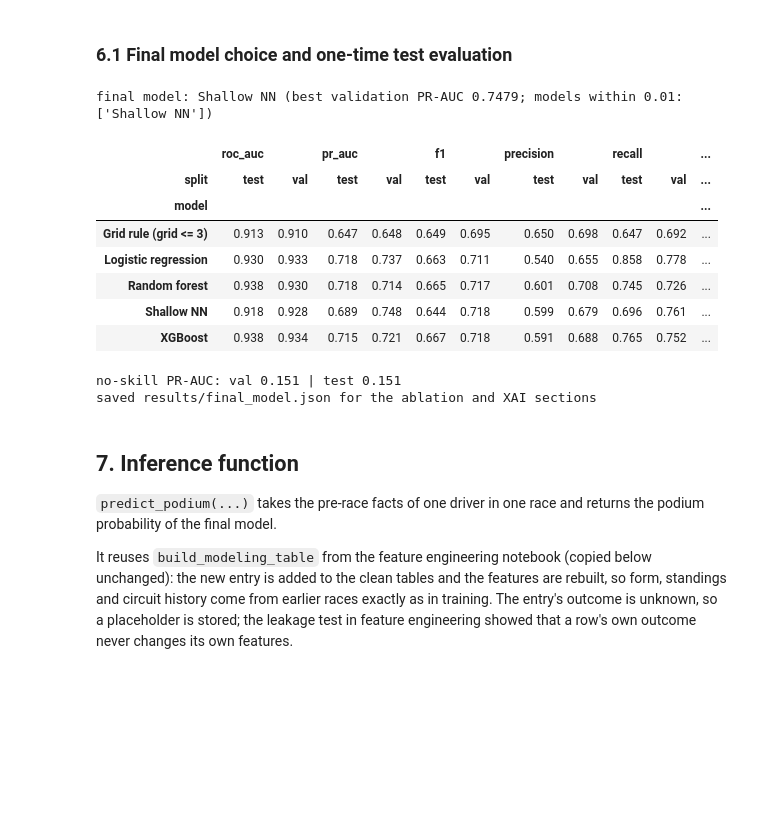
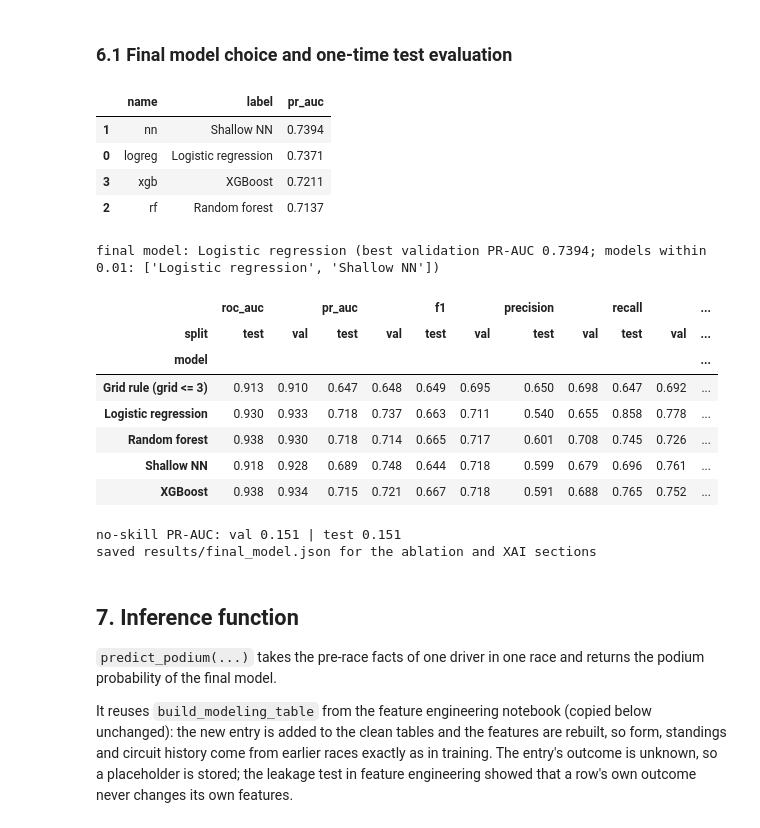
Before and after one commit to HanaAyman33/Formula-1-Podium-Prediction-Companion, a Jupyter notebook: nn_models.ipynb, the cells around one changed output. Drawn from its saved outputs; the diff is of its cells as text; code cells hidden in the pictures; blank space fills up the shorter version.

```diff
--- a/nn_models.ipynb
+++ b/nn_models.ipynb
@@ -291,42 +294,50 @@ plt.ylim(0, 1); plt.tight_layout(); plt.show()
 ### 6.1 Final model choice and one-time test evaluation
 # %%
 COMPLEXITY = {"logreg": 0, "lr": 0, "rf": 1, "hgb": 1, "xgb": 1, "lgbm": 1, "nn": 2}   # lower = simpler
-val_rank = pd.DataFrame([dict(name=n, label=m["meta"]["model"],
-                              pr_auc=all_metrics(val, preds_for(n, val), m["meta"]["threshold"])["pr_auc"])
-                         for n, m in models.items()])
+def selection_score(n, m):
+    # network: seed-average validation PR-AUC (its single run was selected on validation); other models: their validation PR-AUC
+    return m["meta"].get("params", {}).get("seed_pr_auc_mean",
+                                           all_metrics(val, preds_for(n, val), m["meta"]["threshold"])["pr_auc"])
+val_rank = pd.DataFrame([dict(name=n, label=m["meta"]["model"], pr_auc=selection_score(n, m)) for n, m in models.items()])
+display(val_rank.sort_values("pr_auc", ascending=False).round(4))
 top = val_rank["pr_auc"].max()
 near = val_rank[val_rank["pr_auc"] >= top - 0.01].copy()
 near["complexity"] = near["name"].map(lambda n: COMPLEXITY.get(n, 1))
 FINAL = near.sort_values(["complexity", "pr_auc"], ascending=[True, False]).iloc[0]["name"]
 print(f"final model: {models[FINAL]['meta']['model']} (best validation PR-AUC {top:.4f}; "
       f"models within 0.01: {near['label'].tolist()})")
 
 # ---- the test seasons are scored here, once, with thresholds fixed on validation ----
 rows = [dict(model="Grid rule (grid <= 3)", split="val", **all_metrics(val, grid_score(val), grid_thr)),
         dict(model="Grid rule (grid <= 3)", split="test", **all_metrics(test, grid_score(test), grid_thr))]
 for name, m in models.items():
     for split, d in (("val", val), ("test", test)):
         rows.append(dict(model=m["meta"]["model"], split=split, **all_metrics(d, preds_for(name, d), m["meta"]["threshold"])))
 final_table = pd.DataFrame(rows).pivot(index="model", columns="split",
                                        values=["roc_auc", "pr_auc", "f1", "precision", "recall", "top3_precision"])
 display(final_table.round(3))
 print(f"no-skill PR-AUC: val {val[TARGET].mean():.3f} | test {test[TARGET].mean():.3f}")
 
 final_model = joblib.load(os.path.join(RESULTS, f"{FINAL}_model.joblib"))
 final_threshold = float(models[FINAL]["meta"]["threshold"])
 json.dump(dict(final_model=FINAL, label=models[FINAL]["meta"]["model"], threshold=final_threshold),
           open(os.path.join(RESULTS, "final_model.json"), "w"), indent=2)
 print("saved results/final_model.json for the ablation and XAI sections")
 # %% [output]
+|  | name | label | pr_auc |
+| 1 | nn | Shallow NN | 0.7394 |
+| 0 | logreg | Logistic regression | 0.7371 |
+| 3 | xgb | XGBoost | 0.7211 |
+| 2 | rf | Random forest | 0.7137 |
-final model: Shallow NN (best validation PR-AUC 0.7479; models within 0.01: ['Shallow NN'])
+final model: Logistic regression (best validation PR-AUC 0.7394; models within 0.01: ['Logistic regression', 'Shallow NN'])
-|  | roc_auc |  | pr_auc |  | f1 |  | precision |  | recall |  | ... |
-| split | test | val | test | val | test | val | test | val | test | val | ... |
-| model |  |  |  |  |  |  |  |  |  |  | ... |
-| Grid rule (grid <= 3) | 0.913 | 0.910 | 0.647 | 0.648 | 0.649 | 0.695 | 0.650 | 0.698 | 0.647 | 0.692 | ... |
-| Logistic regression | 0.930 | 0.933 | 0.718 | 0.737 | 0.663 | 0.711 | 0.540 | 0.655 | 0.858 | 0.778 | ... |
-| Random forest | 0.938 | 0.930 | 0.718 | 0.714 | 0.665 | 0.717 | 0.601 | 0.708 | 0.745 | 0.726 | ... |
-| Shallow NN | 0.918 | 0.928 | 0.689 | 0.748 | 0.644 | 0.718 | 0.599 | 0.679 | 0.696 | 0.761 | ... |
-| XGBoost | 0.938 | 0.934 | 0.715 | 0.721 | 0.667 | 0.718 | 0.591 | 0.688 | 0.765 | 0.752 | ... |
+|  | roc_auc |  | pr_auc |  | f1 |  | precision |  | recall |  | ... |
+| split | test | val | test | val | test | val | test | val | test | val | ... |
+| model |  |  |  |  |  |  |  |  |  |  | ... |
+| Grid rule (grid <= 3) | 0.913 | 0.910 | 0.647 | 0.648 | 0.649 | 0.695 | 0.650 | 0.698 | 0.647 | 0.692 | ... |
+| Logistic regression | 0.930 | 0.933 | 0.718 | 0.737 | 0.663 | 0.711 | 0.540 | 0.655 | 0.858 | 0.778 | ... |
+| Random forest | 0.938 | 0.930 | 0.718 | 0.714 | 0.665 | 0.717 | 0.601 | 0.708 | 0.745 | 0.726 | ... |
+| Shallow NN | 0.918 | 0.928 | 0.689 | 0.748 | 0.644 | 0.718 | 0.599 | 0.679 | 0.696 | 0.761 | ... |
+| XGBoost | 0.938 | 0.934 | 0.715 | 0.721 | 0.667 | 0.718 | 0.591 | 0.688 | 0.765 | 0.752 | ... |
 no-skill PR-AUC: val 0.151 | test 0.151
 saved results/final_model.json for the ablation and XAI sections
 # %% [markdown]
```
Also changed, not shown: parts of 6 cells of this notebook, 19 other files.
